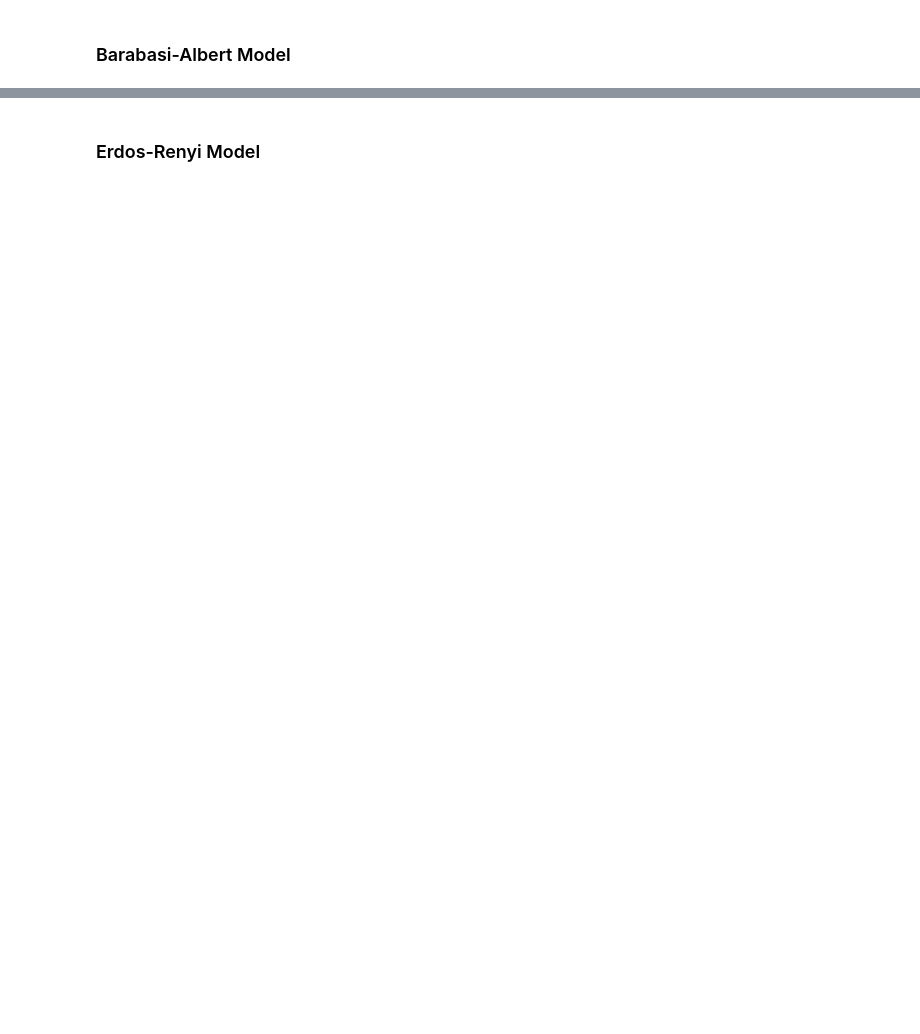
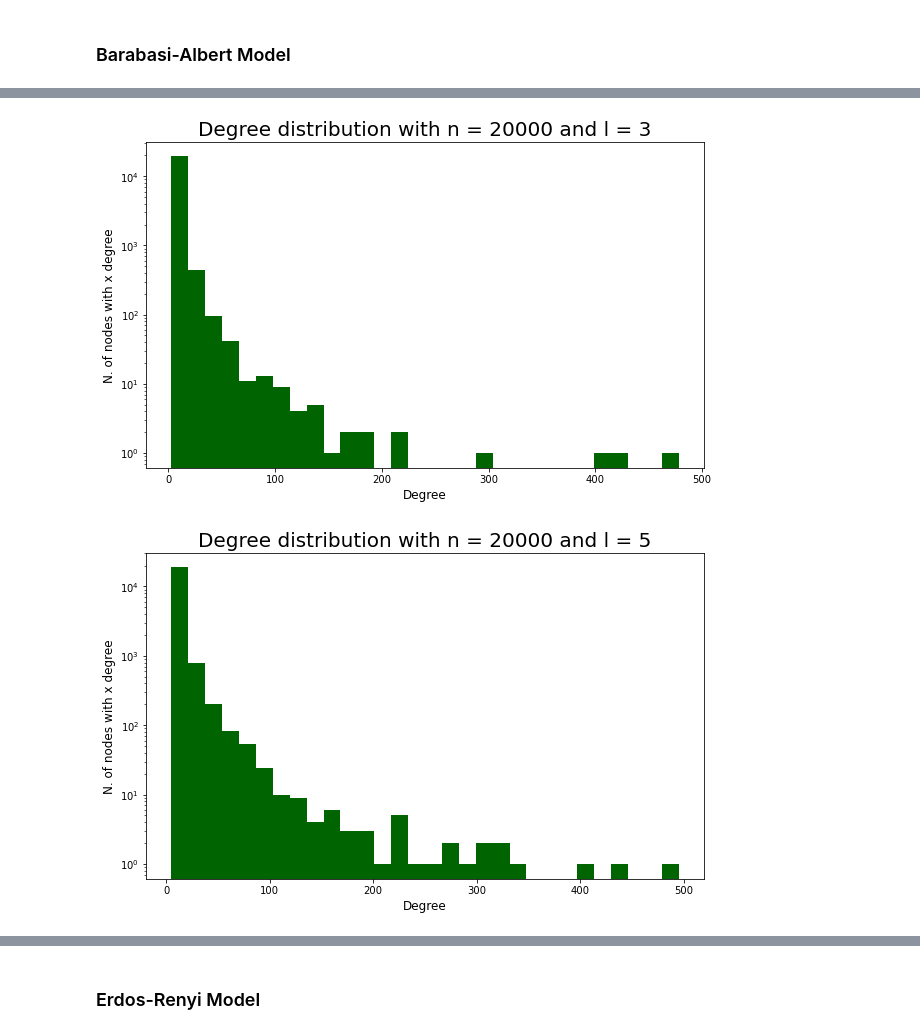
Before and after one commit to michele1783/Social-Network-and-Online-Markets, a Jupyter notebook: HW Social Network.ipynb, the cells around one changed output, grey strips where cells are left out. Cells and saved outputs as stored; diff of their text form; code cells hidden in the pictures; blank space fills up the shorter version.

```diff
--- a/HW Social Network.ipynb
+++ b/HW Social Network.ipynb
@@ -167,0 +171,14 @@ for i in res_barabasi:
+# %%
+c=0
+for i in res_barabasi:
+    plt.figure(figsize=(10,6))
+    plt.hist(i[0].values(), bins = 30, range = [l[c], max(i[0].values()) +2], color='darkgreen')
+    plt.title(f"Degree distribution with n = "+str(n[c])+" and l = "+str(l[c]), fontsize = 20)
+    plt.xlabel("Degree", fontsize =12)
+    plt.ylabel("N. of nodes with x degree", fontsize = 12)
+    plt.yscale('log')
+    plt.show()
+    c += 1
+# %% [output]
+[figure, added]
+[figure, added]
```
Also changed, not shown: parts of 33 cells of this notebook.
